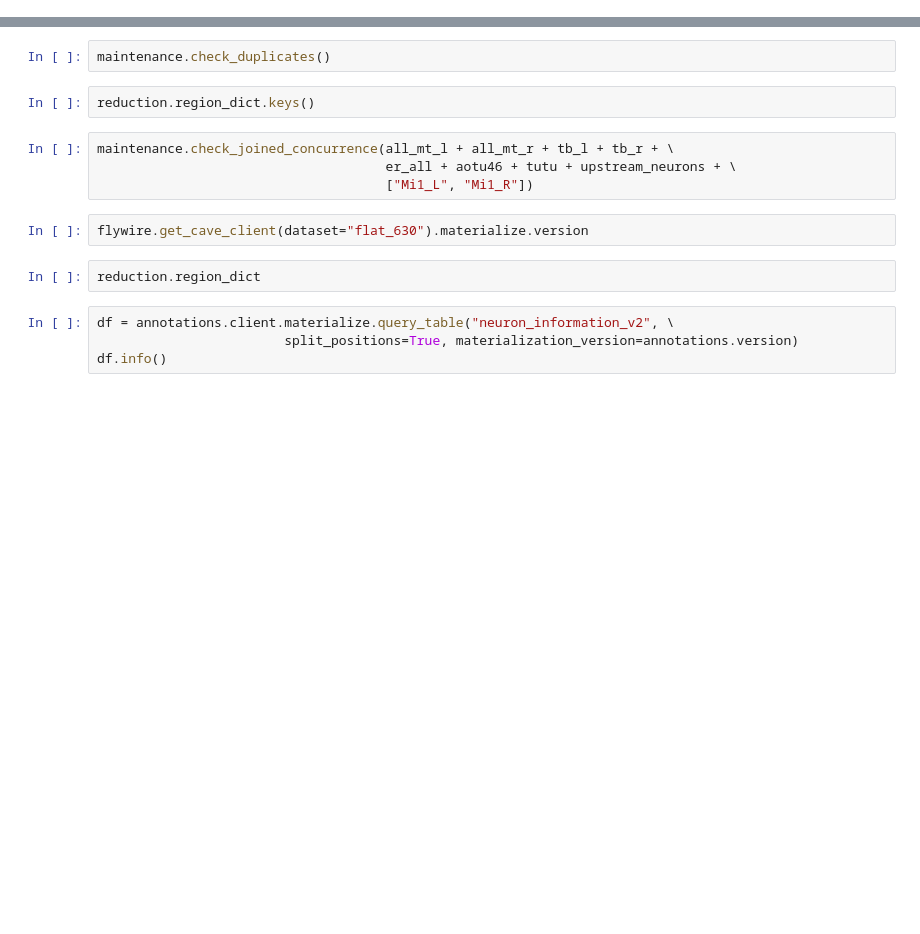
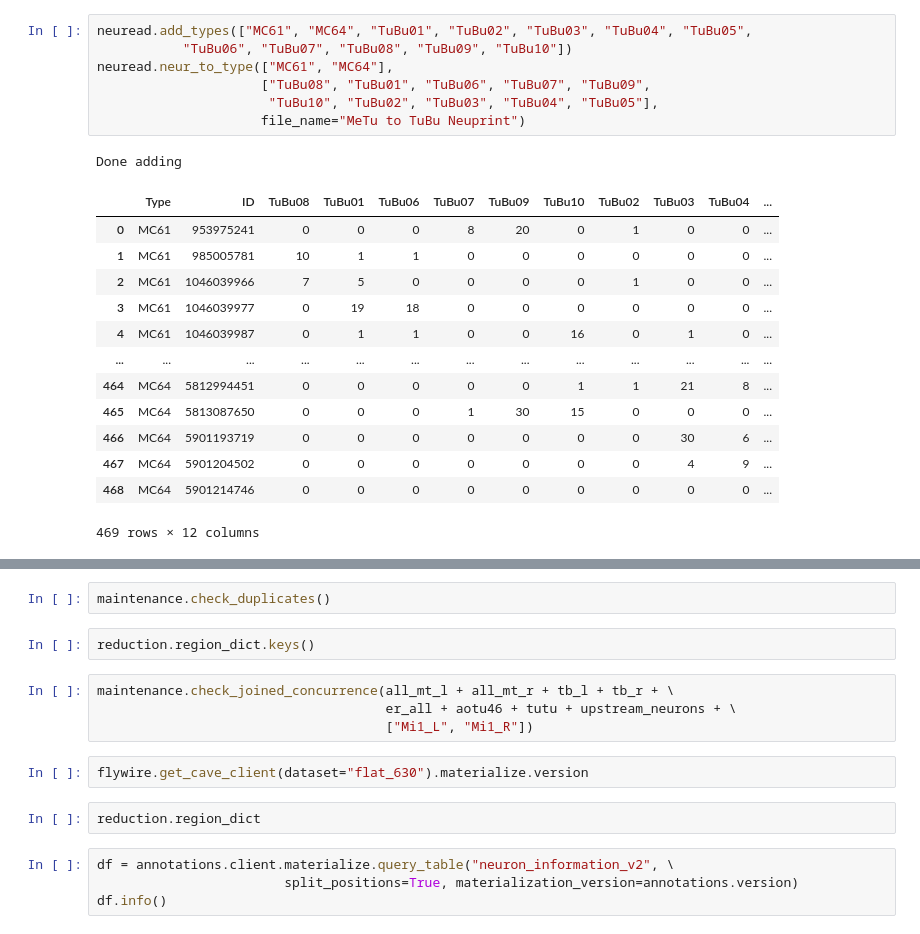
Before and after one commit to sungsoo-ucsb/GarnerKindLai_MeTu, a Jupyter notebook: EM-Analyses/Python/testing.ipynb, the cells around one changed output, grey strips where cells are left out. Cells and saved outputs as stored; diff of their text form; blank space fills up the shorter version.

```diff
--- a/EM-Analyses/Python/testing.ipynb
+++ b/EM-Analyses/Python/testing.ipynb
@@ -266,2 +249,24 @@ Figure saved at /Users/dustin/Desktop/Sung Soo Kim Research/MeTu-Project/GarnerK
+# %%
+neuread.add_types(["MC61", "MC64", "TuBu01", "TuBu02", "TuBu03", "TuBu04", "TuBu05",
+           "TuBu06", "TuBu07", "TuBu08", "TuBu09", "TuBu10"])
+neuread.neur_to_type(["MC61", "MC64"],
+                     ["TuBu08", "TuBu01", "TuBu06", "TuBu07", "TuBu09",
+                      "TuBu10", "TuBu02", "TuBu03", "TuBu04", "TuBu05"],
+                     file_name="MeTu to TuBu Neuprint")
+# %% [output]
+Done adding
+|  | Type | ID | TuBu08 | TuBu01 | TuBu06 | TuBu07 | TuBu09 | TuBu10 | TuBu02 | TuBu03 | TuBu04 | ... |
+| 0 | MC61 | 953975241 | 0 | 0 | 0 | 8 | 20 | 0 | 1 | 0 | 0 | ... |
+| 1 | MC61 | 985005781 | 10 | 1 | 1 | 0 | 0 | 0 | 0 | 0 | 0 | ... |
+| 2 | MC61 | 1046039966 | 7 | 5 | 0 | 0 | 0 | 0 | 1 | 0 | 0 | ... |
+| 3 | MC61 | 1046039977 | 0 | 19 | 18 | 0 | 0 | 0 | 0 | 0 | 0 | ... |
+| 4 | MC61 | 1046039987 | 0 | 1 | 1 | 0 | 0 | 16 | 0 | 1 | 0 | ... |
+| ... | ... | ... | ... | ... | ... | ... | ... | ... | ... | ... | ... | ... |
+| 464 | MC64 | 5812994451 | 0 | 0 | 0 | 0 | 0 | 1 | 1 | 21 | 8 | ... |
+| 465 | MC64 | 5813087650 | 0 | 0 | 0 | 1 | 30 | 15 | 0 | 0 | 0 | ... |
+| 466 | MC64 | 5901193719 | 0 | 0 | 0 | 0 | 0 | 0 | 0 | 30 | 6 | ... |
+| 467 | MC64 | 5901204502 | 0 | 0 | 0 | 0 | 0 | 0 | 0 | 4 | 9 | ... |
+| 468 | MC64 | 5901214746 | 0 | 0 | 0 | 0 | 0 | 0 | 0 | 0 | 0 | ... |
+469 rows × 12 columns
 # %%
 mapping.get_total_weight(['TuBu08_R'], ['ER4d_R'], 'BU_R')
```
Also changed, not shown: parts of 6 cells of this notebook, 1 other file.
